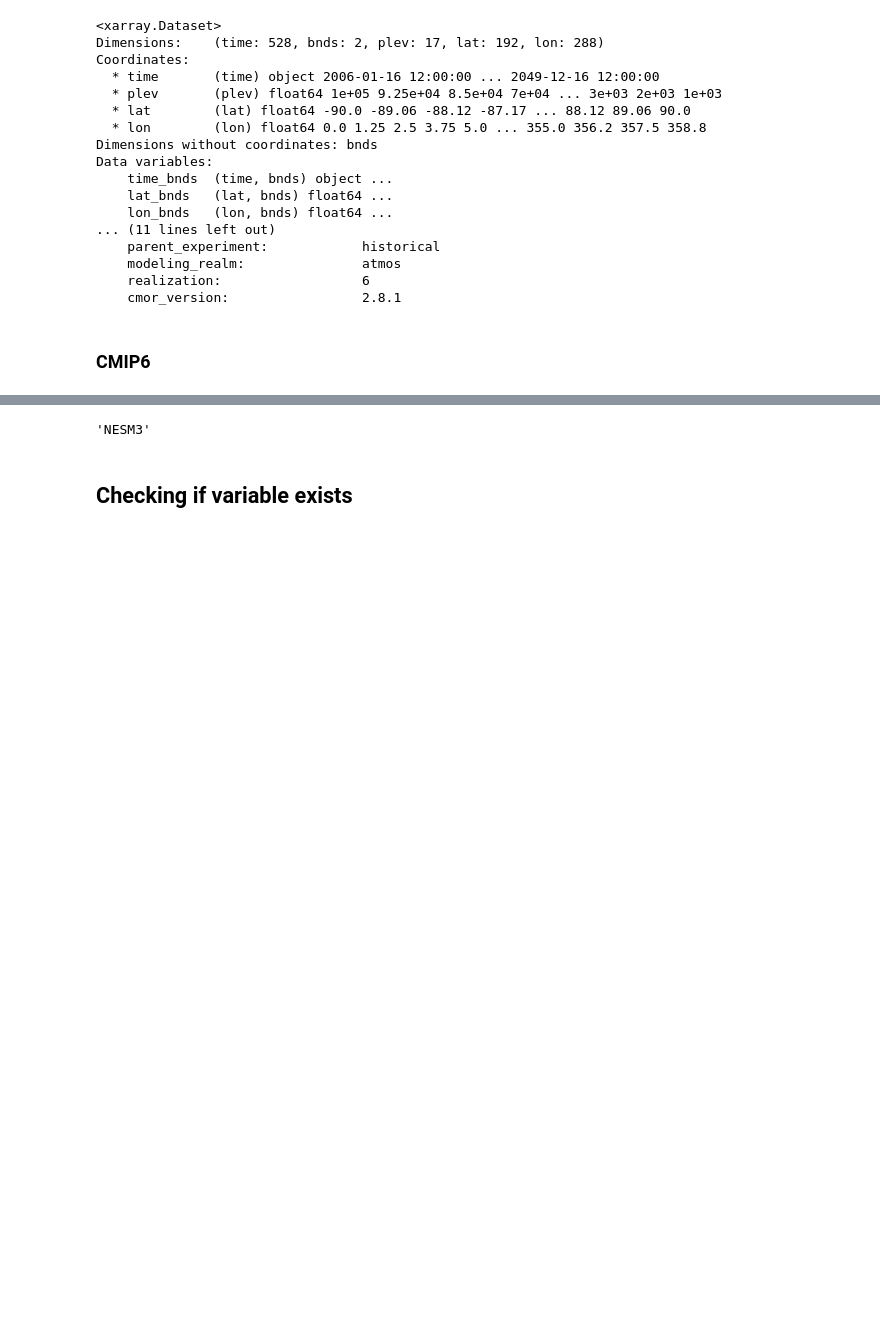
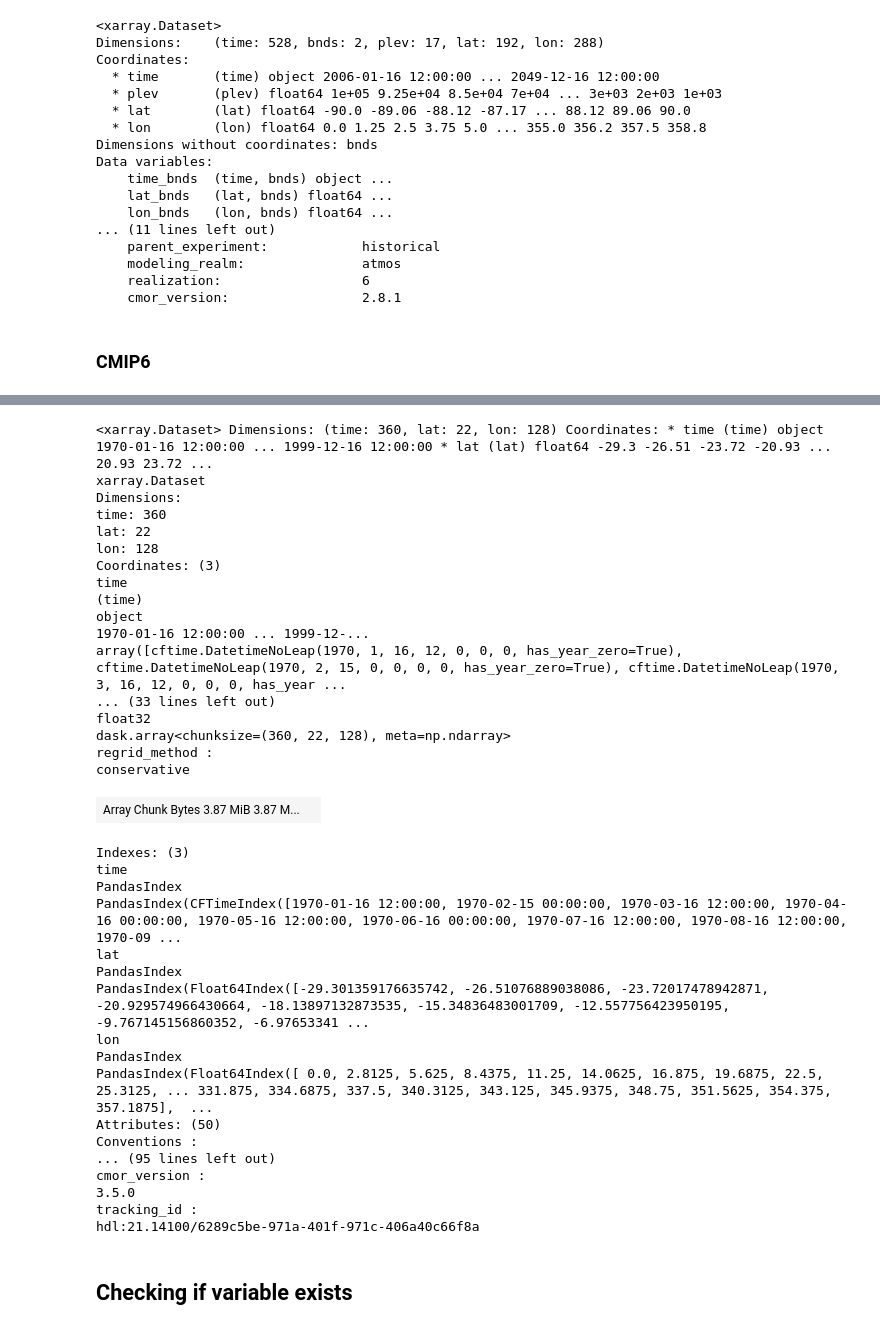
Before and after one commit to PBlackberg/phd, a Jupyter notebook: metrics/get_variables/test_variables.ipynb, the cells around one changed output, grey strips where cells are left out. Saved outputs shown, nothing was run; the diff lists cells and outputs as text; code cells hidden in the pictures; blank space fills up the shorter version.

```diff
--- a/metrics/get_variables/test_variables.ipynb
+++ b/metrics/get_variables/test_variables.ipynb
@@ -159,29 +159,30 @@ from cmip6_variables import *
 
 models = [
     'TaiESM1',        # 1
-    'BCC-CSM2-MR',    # 2
-    'FGOALS-g3',      # 3
-    'CNRM-CM6-1',     # 4
-    'MIROC6',         # 5
-    'MPI-ESM1-2-HR',  # 6
-    'NorESM2-MM',     # 7
-    'GFDL-CM4',       # 8
-    'CanESM5',        # 9
-    'CMCC-ESM2',      # 10
-    'UKESM1-0-LL',    # 11
-    'MRI-ESM2-0',     # 12
-    'CESM2',          # 13
-    'NESM3'           # 12
+    # 'BCC-CSM2-MR',    # 2
+    # 'FGOALS-g3',      # 3
+    # 'CNRM-CM6-1',     # 4
+    # 'MIROC6',         # 5
+    # 'MPI-ESM1-2-HR',  # 6
+    # 'NorESM2-MM',     # 7
+    # 'GFDL-CM4',       # 8
+    # 'CanESM5',        # 9
+    # 'CMCC-ESM2',      # 10
+    # 'UKESM1-0-LL',    # 11
+    # 'MRI-ESM2-0',     # 12
+    # 'CESM2',          # 13
+    # 'NESM3'           # 12
     ]
 
 
 resolutions = [
-    'orig',
-    # 'regridded'
+    # 'orig',
+    'regridded'
     ]
 
 experiments = [
     'historical',
+    # 'ssp585'
     ]
 
 
@@ -195,7 +196,8 @@ for model in models:
         # ds_hus = get_hus(institutes[model], model, experiment, resolution=resolutions[0])
         # ds_hur = get_hur(institutes[model], model, experiment, resolution=resolutions[0])
         # ds_wap = get_wap(institutes[model], model, experiment, resolution=resolutions[0])
-        ds_cl, ds_p_hybridsigma = get_cl(institutes[model], model, experiment, resolution=resolutions[0])
+        # ds_cl, ds_p_hybridsigma = get_cl(institutes[model], model, experiment, resolution=resolutions[0])
+        ds_rlut = get_rlut(institutes[model], model, experiment, resolution=resolutions[0])
 # %% [output]
 TaiESM1
 historical
@@ -217,7 +204,41 @@ historical
-# %%
-model
-# %% [output]
-'NESM3'
+# %%
+ds_rlut
+# %% [output]
+<xarray.Dataset> Dimensions: (time: 360, lat: 22, lon: 128) Coordinates: * time (time) object 1970-01-16 12:00:00 ... 1999-12-16 12:00:00 * lat (lat) float64 -29.3 -26.51 -23.72 -20.93 ... 20.93 23.72 ...
+xarray.Dataset
+Dimensions:
+time: 360
+lat: 22
+lon: 128
+Coordinates: (3)
+time
+(time)
+object
+1970-01-16 12:00:00 ... 1999-12-...
+array([cftime.DatetimeNoLeap(1970, 1, 16, 12, 0, 0, 0, has_year_zero=True), cftime.DatetimeNoLeap(1970, 2, 15, 0, 0, 0, 0, has_year_zero=True), cftime.DatetimeNoLeap(1970, 3, 16, 12, 0, 0, 0, has_year ...
+... (33 lines left out)
+float32
+dask.array<chunksize=(360, 22, 128), meta=np.ndarray>
+regrid_method :
+conservative
+| Array Chunk Bytes 3.87 MiB 3.87 M... |  |
+Indexes: (3)
+time
+PandasIndex
+PandasIndex(CFTimeIndex([1970-01-16 12:00:00, 1970-02-15 00:00:00, 1970-03-16 12:00:00, 1970-04-16 00:00:00, 1970-05-16 12:00:00, 1970-06-16 00:00:00, 1970-07-16 12:00:00, 1970-08-16 12:00:00, 1970-09 ...
+lat
+PandasIndex
+PandasIndex(Float64Index([-29.301359176635742, -26.51076889038086, -23.72017478942871, -20.929574966430664, -18.13897132873535, -15.34836483001709, -12.557756423950195, -9.767145156860352, -6.97653341 ...
+lon
+PandasIndex
+PandasIndex(Float64Index([ 0.0, 2.8125, 5.625, 8.4375, 11.25, 14.0625, 16.875, 19.6875, 22.5, 25.3125, ... 331.875, 334.6875, 337.5, 340.3125, 343.125, 345.9375, 348.75, 351.5625, 354.375, 357.1875],  ...
+Attributes: (50)
+Conventions :
+... (95 lines left out)
+cmor_version :
+3.5.0
+tracking_id :
+hdl:21.14100/6289c5be-971a-401f-971c-406a40c66f8a
 # %% [markdown]
 ## Checking if variable exists
 # %%
```
Also changed, not shown: parts of 11 cells of this notebook, 2 other files.
